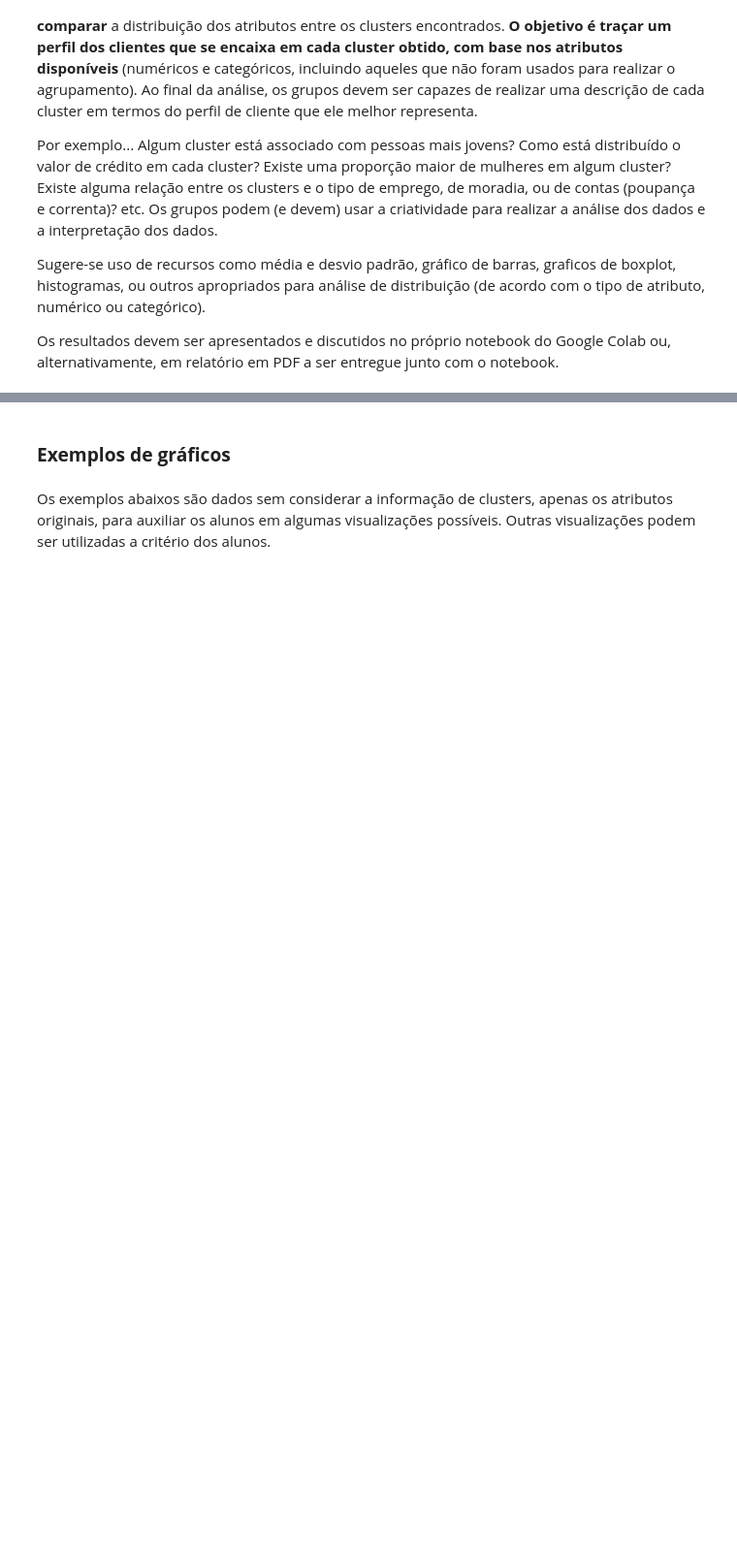
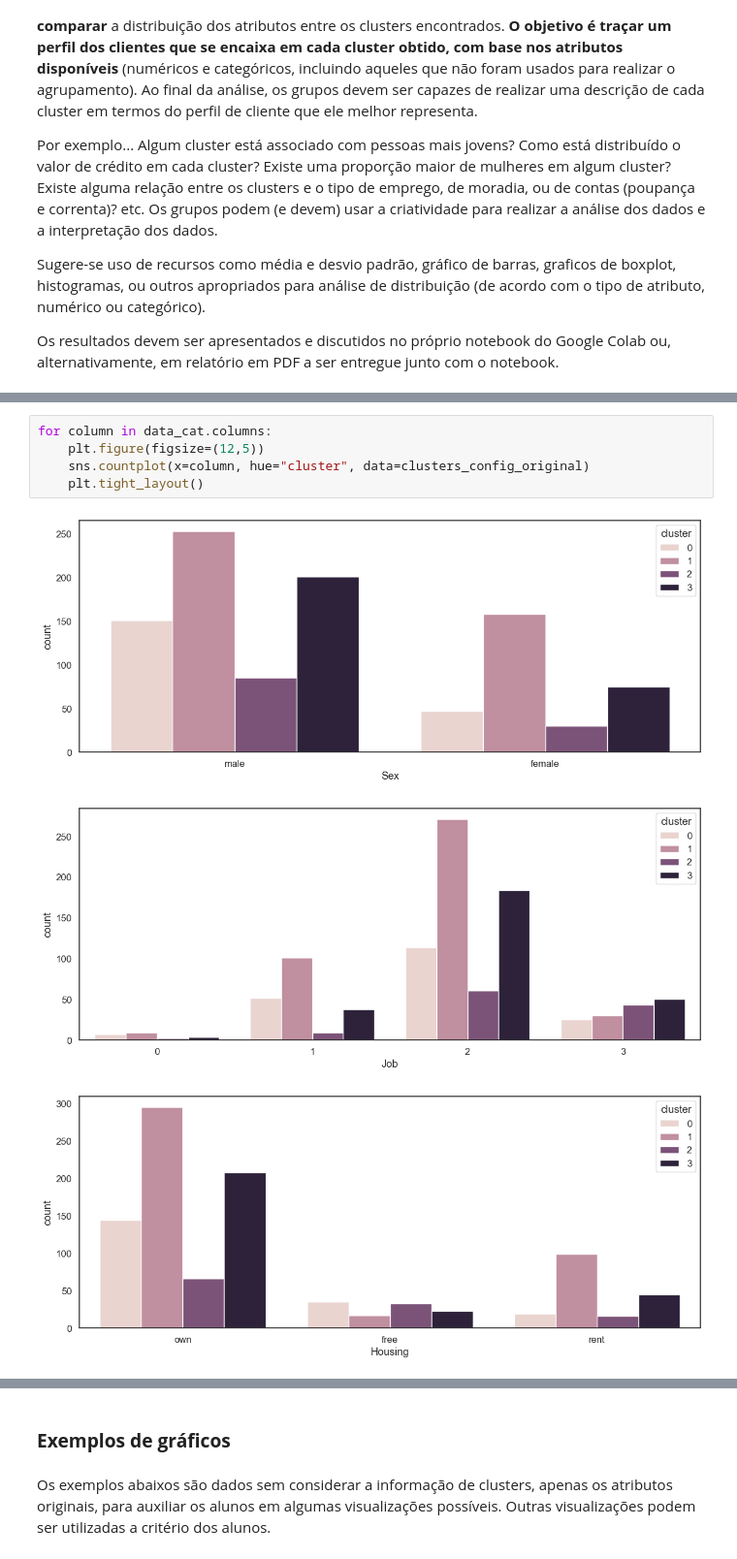
Before and after one commit to fsbertoglio/Machine-Learning-Labs, a Jupyter notebook: T2/T2_2023_02_Análise_de_agrupamentos_com_K_means.ipynb, the cells around one changed output, grey strips where cells are left out. Shown at 97% size. Cells and saved outputs as stored; diff of their text form; blank space fills up the shorter version.

```diff
--- a/T2/T2_2023_02_Análise_de_agrupamentos_com_K_means.ipynb
+++ b/T2/T2_2023_02_Análise_de_agrupamentos_com_K_means.ipynb
@@ -224,0 +348,9 @@ Os resultados devem ser apresentados e discutidos no próprio notebook do Google
+# %%
+for column in data_cat.columns:
+    plt.figure(figsize=(12,5))
+    sns.countplot(x=column, hue="cluster", data=clusters_config_original)
+    plt.tight_layout()
+# %% [output]
+[figure, added]
+[figure, added]
+[figure, added]
```
Also changed, not shown: parts of 23 cells of this notebook.
